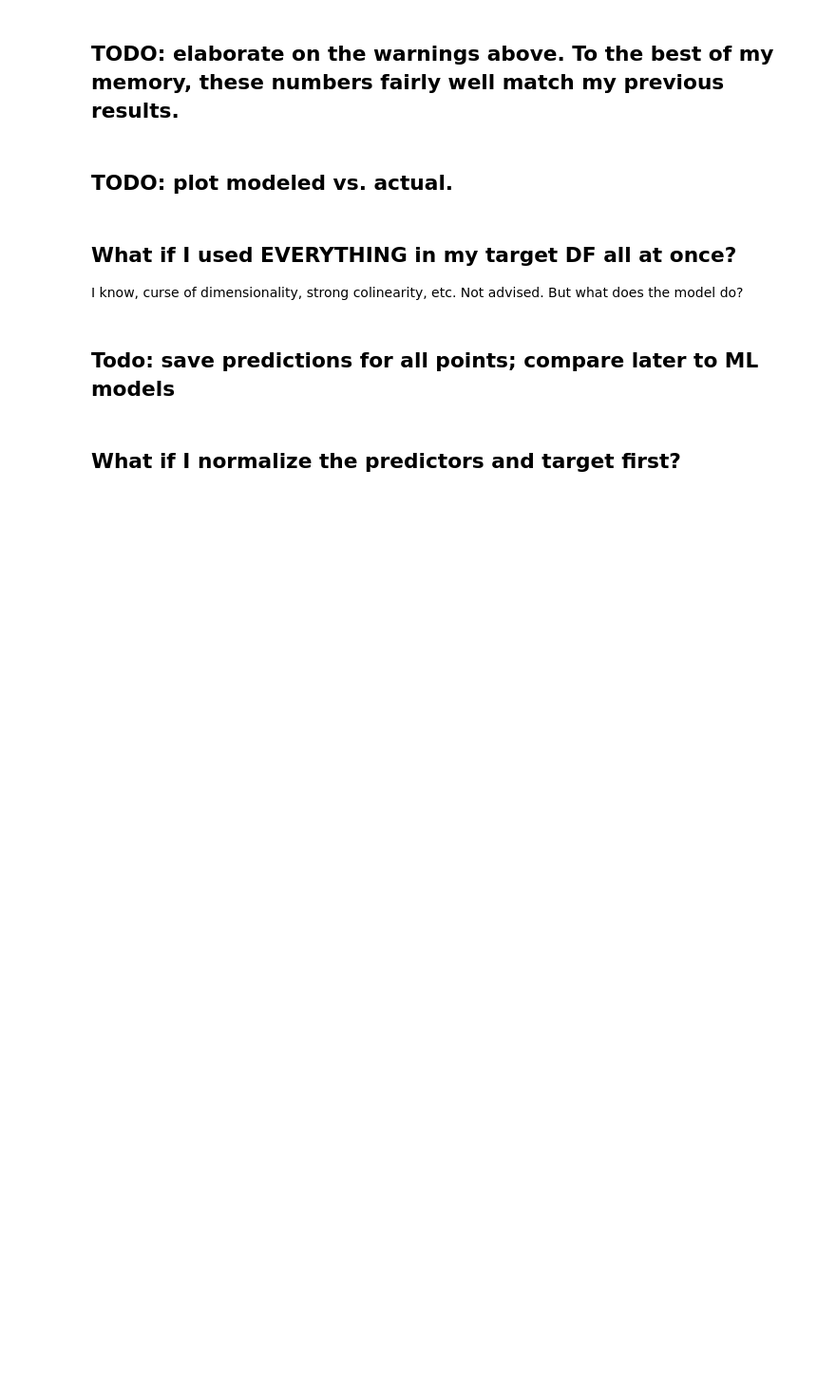
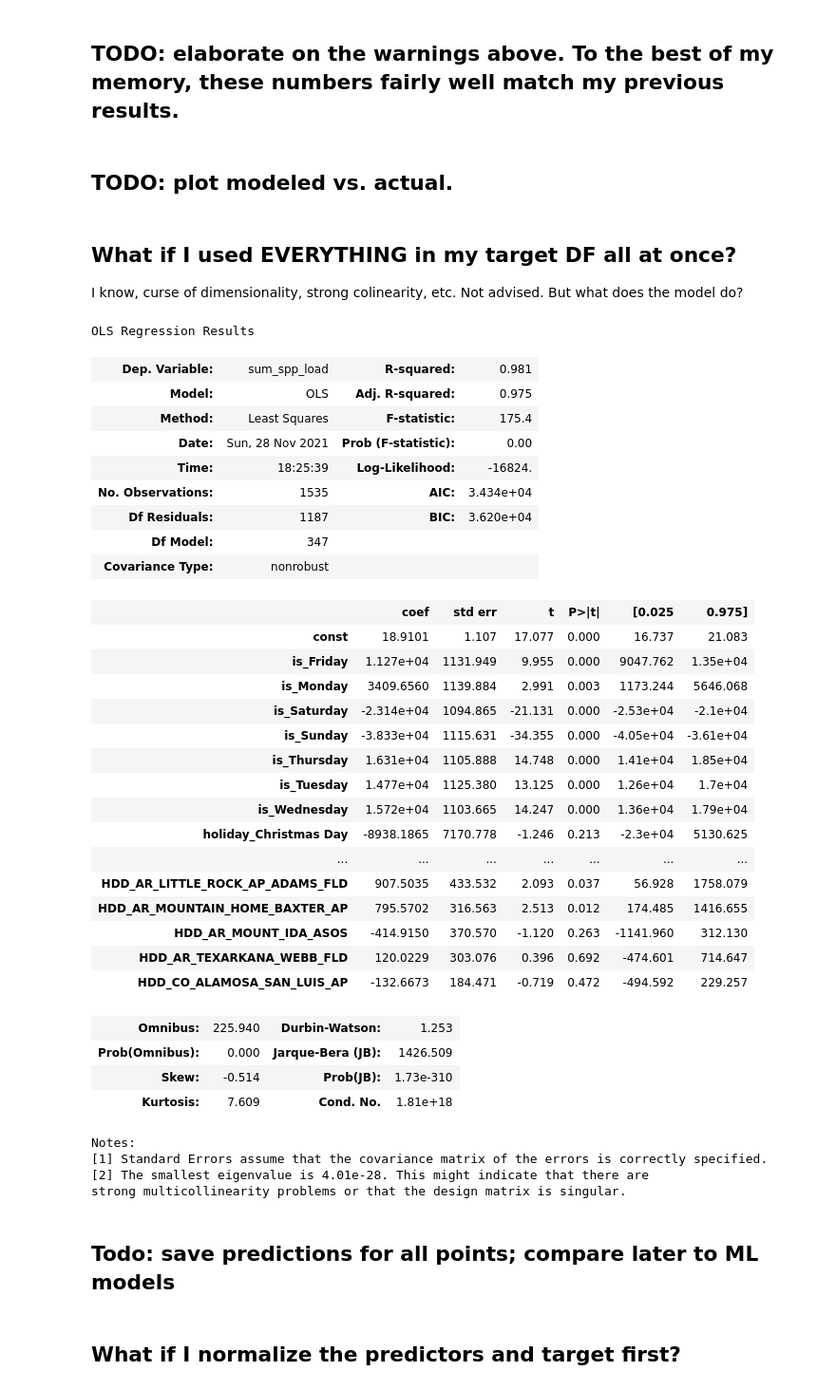
Before and after one commit to k5dru/CPSC_5383, a Jupyter notebook: 03_original_linear.ipynb, the cells around one changed output. Shown: that part at 95% size. Saved outputs shown, nothing was run; the diff lists cells and outputs as text; code cells hidden in the pictures; blank space fills up the shorter version.

```diff
--- a/03_original_linear.ipynb
+++ b/03_original_linear.ipynb
@@ -63,17 +132,54 @@ model.summary()
 I know, curse of dimensionality, strong colinearity, etc.  Not advised. But what does the model do?
 # %%
 # what if I used EVERYTHING in my original DF?
-target_df = pd.read_pickle("dataframes/target_df.pickle.gz", compression="infer").dropna()
+target_df = pd.read_csv("dataframes/target_df.csv.gz", compression="infer", parse_dates = ["opday"])
+
 y = target_df['sum_spp_load']
 X = target_df.drop(['sum_spp_load', 'opday'],axis=1)
 X = sm.add_constant(X) ## let's add an intercept (beta_0) to our model
+
 X['sequence_num'] = X.index
 
 model = sm.OLS(y, X).fit() ## sm.OLS(output, input)
 predictions = model.predict(X)
 
 # Print out the statistics
 model.summary()
+# %% [output]
+OLS Regression Results
+| Dep. Variable: | sum_spp_load | R-squared: | 0.981 |
+| Model: | OLS | Adj. R-squared: | 0.975 |
+| Method: | Least Squares | F-statistic: | 175.4 |
+| Date: | Sun, 28 Nov 2021 | Prob (F-statistic): | 0.00 |
+| Time: | 18:25:39 | Log-Likelihood: | -16824. |
+| No. Observations: | 1535 | AIC: | 3.434e+04 |
+| Df Residuals: | 1187 | BIC: | 3.620e+04 |
+| Df Model: | 347 |  |  |
+| Covariance Type: | nonrobust |  |  |
+|  | coef | std err | t | P>|t| | [0.025 | 0.975] |
+| const | 18.9101 | 1.107 | 17.077 | 0.000 | 16.737 | 21.083 |
+| is_Friday | 1.127e+04 | 1131.949 | 9.955 | 0.000 | 9047.762 | 1.35e+04 |
+| is_Monday | 3409.6560 | 1139.884 | 2.991 | 0.003 | 1173.244 | 5646.068 |
+| is_Saturday | -2.314e+04 | 1094.865 | -21.131 | 0.000 | -2.53e+04 | -2.1e+04 |
+| is_Sunday | -3.833e+04 | 1115.631 | -34.355 | 0.000 | -4.05e+04 | -3.61e+04 |
+| is_Thursday | 1.631e+04 | 1105.888 | 14.748 | 0.000 | 1.41e+04 | 1.85e+04 |
+| is_Tuesday | 1.477e+04 | 1125.380 | 13.125 | 0.000 | 1.26e+04 | 1.7e+04 |
+| is_Wednesday | 1.572e+04 | 1103.665 | 14.247 | 0.000 | 1.36e+04 | 1.79e+04 |
+| holiday_Christmas Day | -8938.1865 | 7170.778 | -1.246 | 0.213 | -2.3e+04 | 5130.625 |
+| ... | ... | ... | ... | ... | ... | ... |
+| HDD_AR_LITTLE_ROCK_AP_ADAMS_FLD | 907.5035 | 433.532 | 2.093 | 0.037 | 56.928 | 1758.079 |
+| HDD_AR_MOUNTAIN_HOME_BAXTER_AP | 795.5702 | 316.563 | 2.513 | 0.012 | 174.485 | 1416.655 |
+| HDD_AR_MOUNT_IDA_ASOS | -414.9150 | 370.570 | -1.120 | 0.263 | -1141.960 | 312.130 |
+| HDD_AR_TEXARKANA_WEBB_FLD | 120.0229 | 303.076 | 0.396 | 0.692 | -474.601 | 714.647 |
+| HDD_CO_ALAMOSA_SAN_LUIS_AP | -132.6673 | 184.471 | -0.719 | 0.472 | -494.592 | 229.257 |
+| Omnibus: | 225.940 | Durbin-Watson: | 1.253 |
+| Prob(Omnibus): | 0.000 | Jarque-Bera (JB): | 1426.509 |
+| Skew: | -0.514 | Prob(JB): | 1.73e-310 |
+| Kurtosis: | 7.609 | Cond. No. | 1.81e+18 |
+Notes:
+[1] Standard Errors assume that the covariance matrix of the errors is correctly specified.
+[2] The smallest eigenvalue is 4.01e-28. This might indicate that there are
+strong multicollinearity problems or that the design matrix is singular.
 # %% [markdown]
 ## Todo:  save predictions for all points; compare later to ML models
 # %% [markdown]
```
Also changed, not shown: parts of 7 cells of this notebook, 12 other files.
